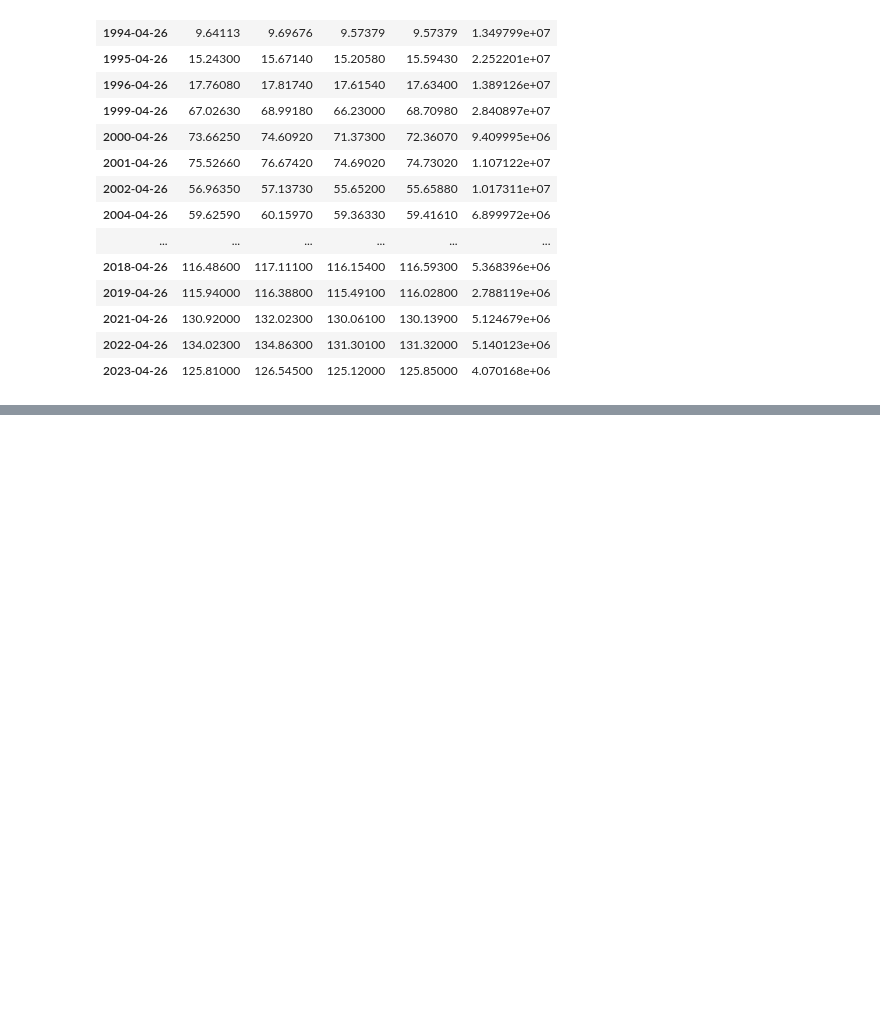
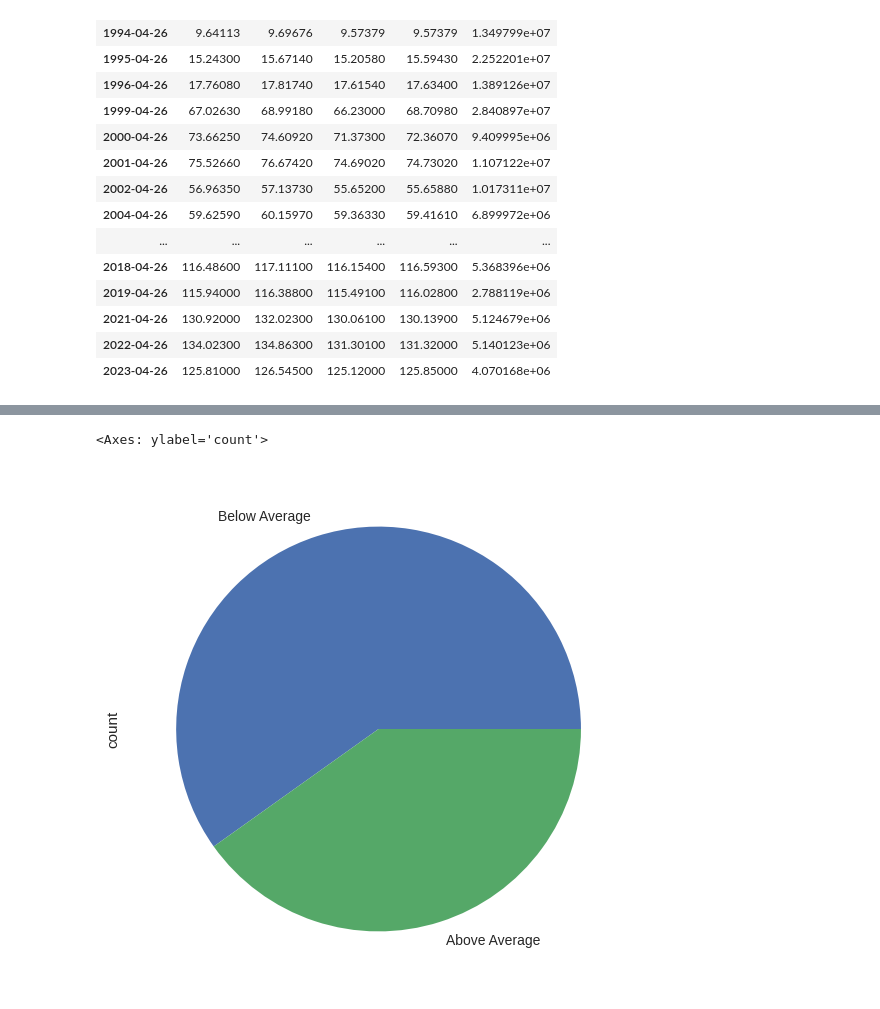
Before and after one commit to Johanhms/Practicas_Python, a Jupyter notebook: Data_Analysis_with_Pandas.ipynb, the cells around one changed output, grey strips where cells are left out. Cells and saved outputs as stored; diff of their text form; code cells hidden in the pictures; blank space fills up the shorter version.

```diff
--- a/Data_Analysis_with_Pandas.ipynb
+++ b/Data_Analysis_with_Pandas.ipynb
@@ -833,0 +895,13 @@ DatetimeIndex(['1962-04-01', '1962-04-01', '1962-04-01', '1962-04-01',
+# %%
+avg_stock_price = ibm["Close"].mean()
+# %%
+def rank_performance(stock_price):
+  if stock_price >= avg_stock_price:
+    return "Above Average"
+
+  return "Below Average"
+plt.style.use("seaborn-v0_8")
+ibm["Close"].apply(rank_performance).value_counts().plot(kind="pie")
+# %% [output]
+<Axes: ylabel='count'>
+[figure, added]
```
Also changed, not shown: parts of 13 cells of this notebook.
